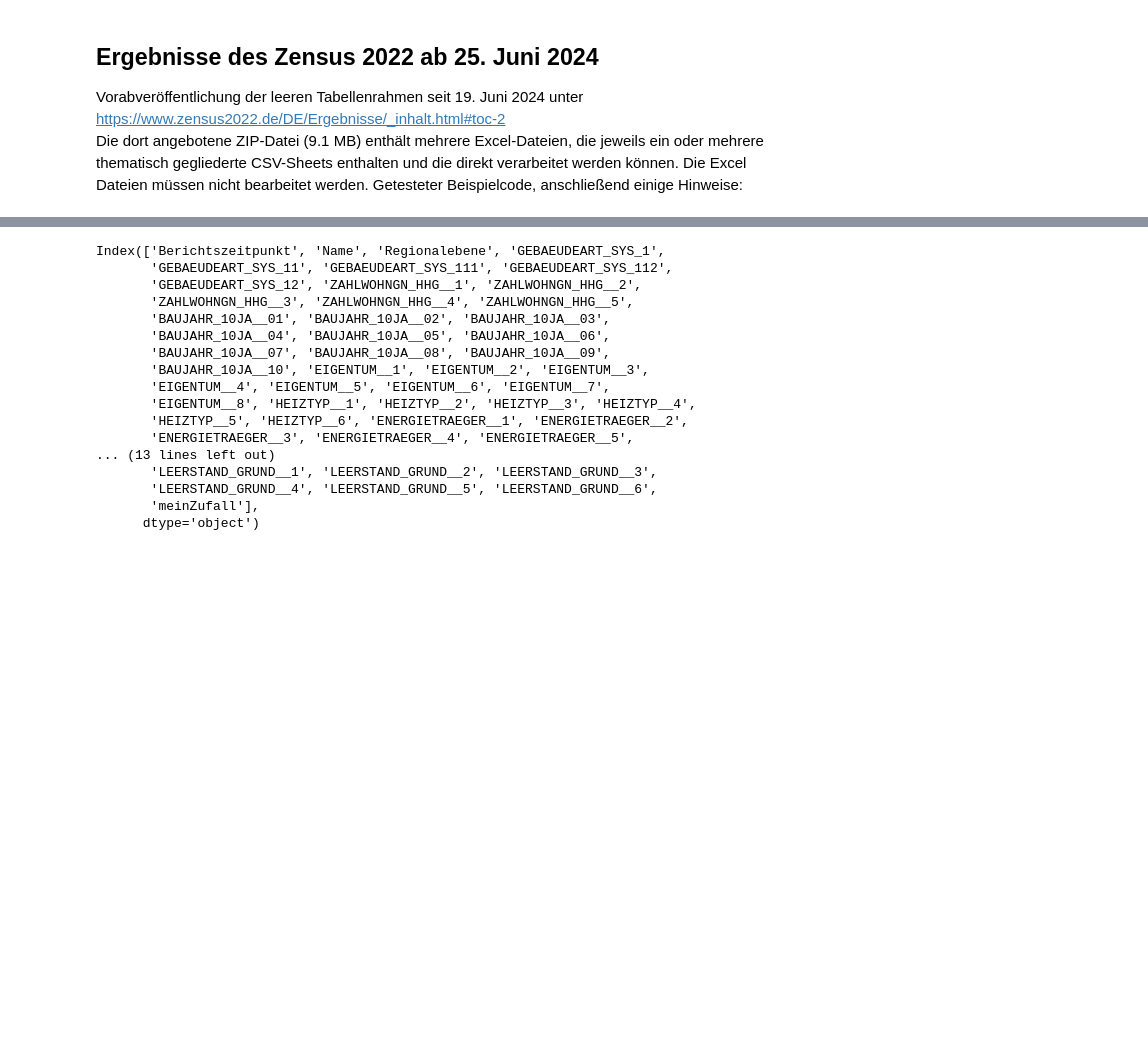
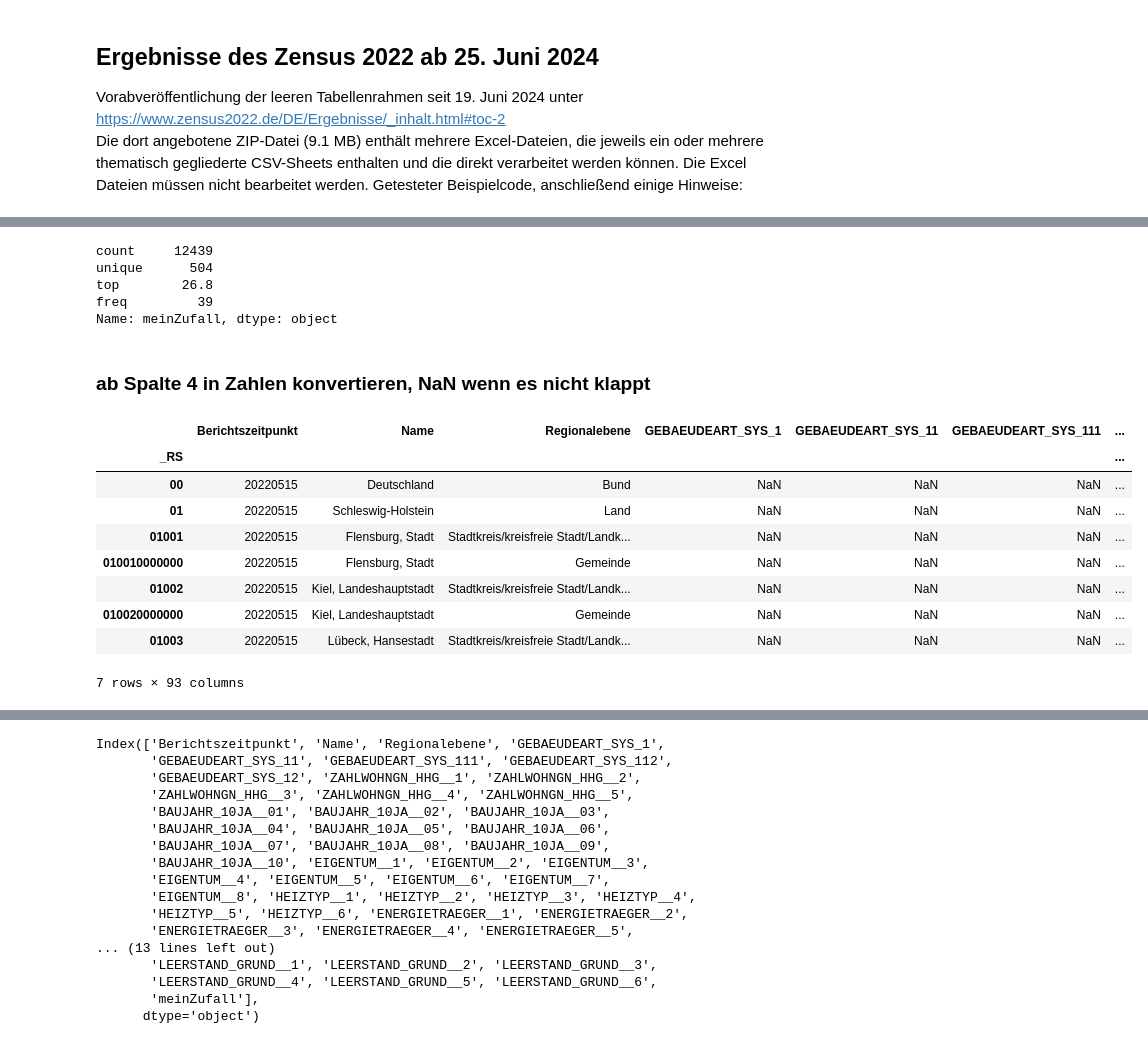
Before and after one commit to wahlatlas/zensus2022, a Jupyter notebook: beispielcode_karte.ipynb, the cells around one changed output, grey strips where cells are left out. Saved outputs shown, nothing was run; the diff lists cells and outputs as text; code cells hidden in the pictures; blank space fills up the shorter version.

```diff
--- a/beispielcode_karte.ipynb
+++ b/beispielcode_karte.ipynb
@@ -65,0 +113,10 @@ ggf. Fehlermeldung in Suchmaschine eingeben und Version up- oder downgraden
+# %%
+regioTabelle_GWZ["meinZufall"].describe()
+# %% [output]
+count     12439
+unique      504
+top        26.8
+freq         39
+Name: meinZufall, dtype: object
+# %% [markdown]
+### ab Spalte 4 in Zahlen konvertieren, NaN wenn es nicht klappt
@@ -65,0 +127,13 @@ ggf. Fehlermeldung in Suchmaschine eingeben und Version up- oder downgraden
+# %%
+regioTabelle_GWZ.head(7)
+# %% [output]
+|  | Berichtszeitpunkt | Name | Regionalebene | GEBAEUDEART_SYS_1 | GEBAEUDEART_SYS_11 | GEBAEUDEART_SYS_111 | ... |
+| _RS |  |  |  |  |  |  | ... |
+| 00 | 20220515 | Deutschland | Bund | NaN | NaN | NaN | ... |
+| 01 | 20220515 | Schleswig-Holstein | Land | NaN | NaN | NaN | ... |
+| 01001 | 20220515 | Flensburg, Stadt | Stadtkreis/kreisfreie Stadt/Landk... | NaN | NaN | NaN | ... |
+| 010010000000 | 20220515 | Flensburg, Stadt | Gemeinde | NaN | NaN | NaN | ... |
+| 01002 | 20220515 | Kiel, Landeshauptstadt | Stadtkreis/kreisfreie Stadt/Landk... | NaN | NaN | NaN | ... |
+| 010020000000 | 20220515 | Kiel, Landeshauptstadt | Gemeinde | NaN | NaN | NaN | ... |
+| 01003 | 20220515 | Lübeck, Hansestadt | Stadtkreis/kreisfreie Stadt/Landk... | NaN | NaN | NaN | ... |
+7 rows × 93 columns
```
Also changed, not shown: parts of 12 cells of this notebook.
